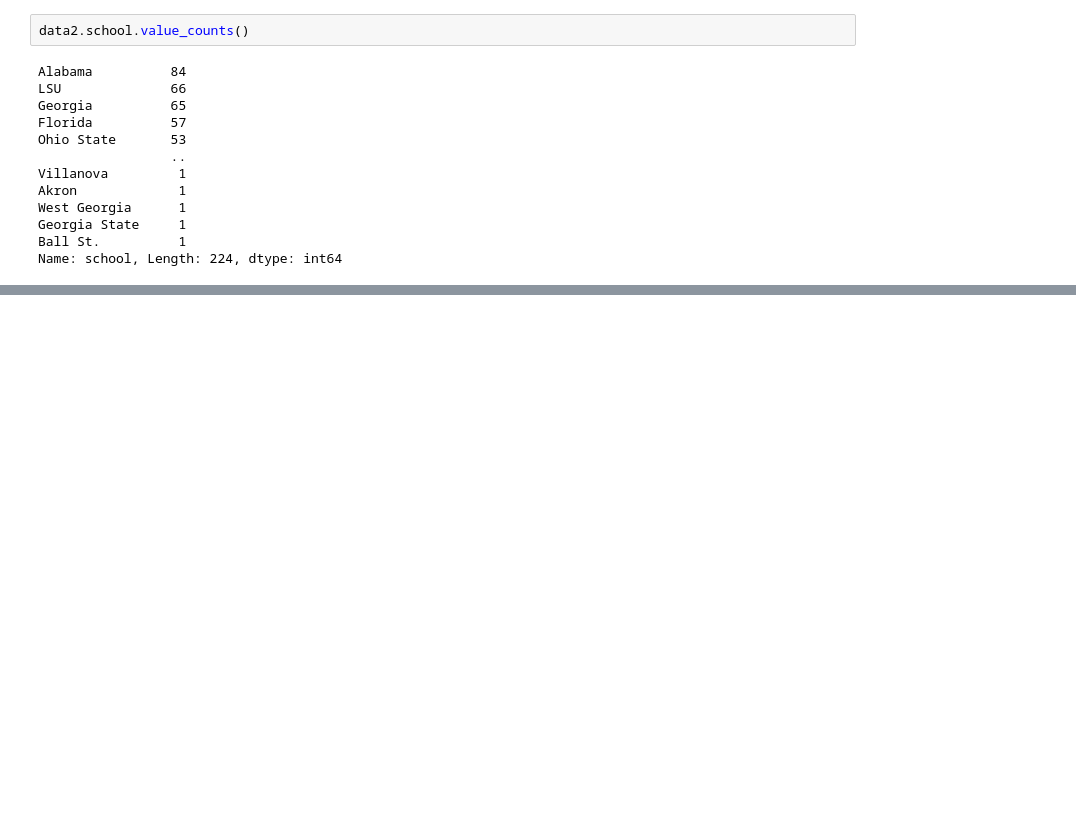
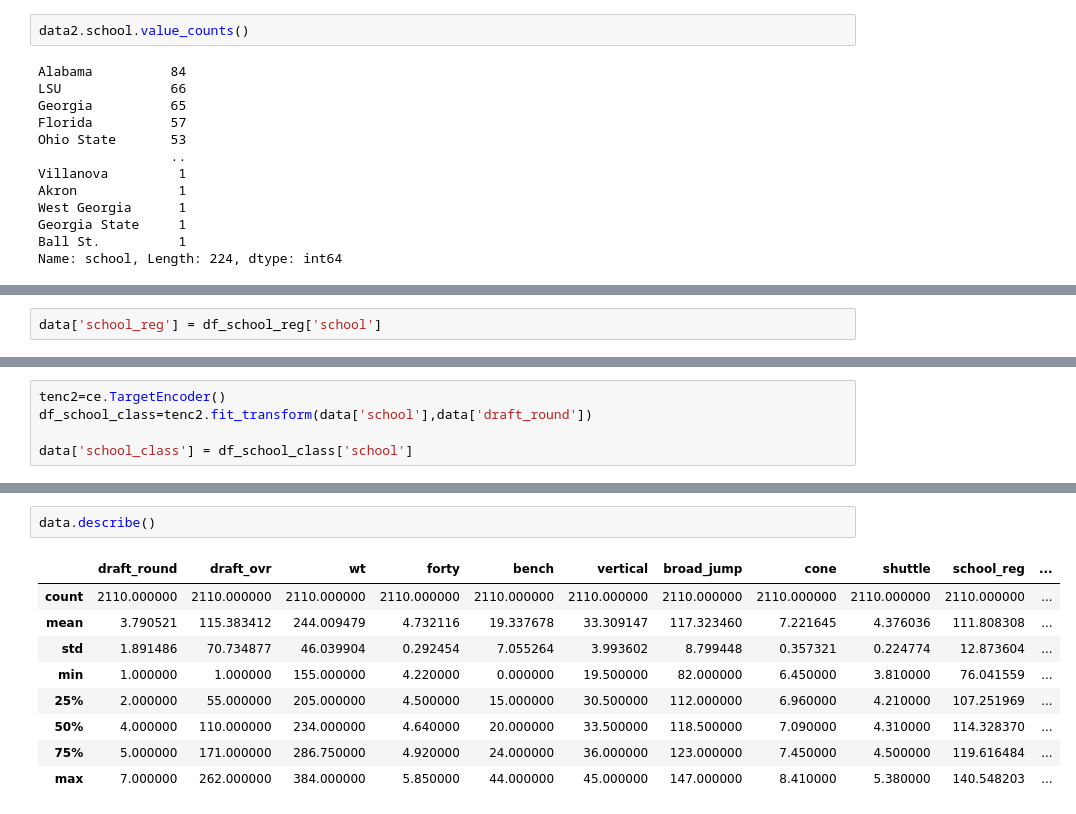
Before and after one commit to jlh28145/NFL-Draft-Combine, a Jupyter notebook: NFL Draft Combine Analysis.ipynb, the cells around one changed output, grey strips where cells are left out. Saved outputs shown, nothing was run; the diff lists cells and outputs as text; blank space fills up the shorter version.

```diff
--- a/NFL Draft Combine Analysis.ipynb
+++ b/NFL Draft Combine Analysis.ipynb
@@ -369,0 +492,2 @@ Name: school, Length: 224, dtype: int64
+# %%
+data['school_reg'] = df_school_reg['school']
@@ -369,0 +510,5 @@ Name: school, Length: 224, dtype: int64
+# %%
+tenc2=ce.TargetEncoder()
+df_school_class=tenc2.fit_transform(data['school'],data['draft_round'])
+
+data['school_class'] = df_school_class['school']
@@ -369,0 +531,12 @@ Name: school, Length: 224, dtype: int64
+# %%
+data.describe()
+# %% [output]
+|  | draft_round | draft_ovr | wt | forty | bench | vertical | broad_jump | cone | shuttle | school_reg | ... |
+| count | 2110.000000 | 2110.000000 | 2110.000000 | 2110.000000 | 2110.000000 | 2110.000000 | 2110.000000 | 2110.000000 | 2110.000000 | 2110.000000 | ... |
+| mean | 3.790521 | 115.383412 | 244.009479 | 4.732116 | 19.337678 | 33.309147 | 117.323460 | 7.221645 | 4.376036 | 111.808308 | ... |
+| std | 1.891486 | 70.734877 | 46.039904 | 0.292454 | 7.055264 | 3.993602 | 8.799448 | 0.357321 | 0.224774 | 12.873604 | ... |
+| min | 1.000000 | 1.000000 | 155.000000 | 4.220000 | 0.000000 | 19.500000 | 82.000000 | 6.450000 | 3.810000 | 76.041559 | ... |
+| 25% | 2.000000 | 55.000000 | 205.000000 | 4.500000 | 15.000000 | 30.500000 | 112.000000 | 6.960000 | 4.210000 | 107.251969 | ... |
+| 50% | 4.000000 | 110.000000 | 234.000000 | 4.640000 | 20.000000 | 33.500000 | 118.500000 | 7.090000 | 4.310000 | 114.328370 | ... |
+| 75% | 5.000000 | 171.000000 | 286.750000 | 4.920000 | 24.000000 | 36.000000 | 123.000000 | 7.450000 | 4.500000 | 119.616484 | ... |
+| max | 7.000000 | 262.000000 | 384.000000 | 5.850000 | 44.000000 | 45.000000 | 147.000000 | 8.410000 | 5.380000 | 140.548203 | ... |
```
Also changed, not shown: parts of 29 cells of this notebook, 1 other file.
